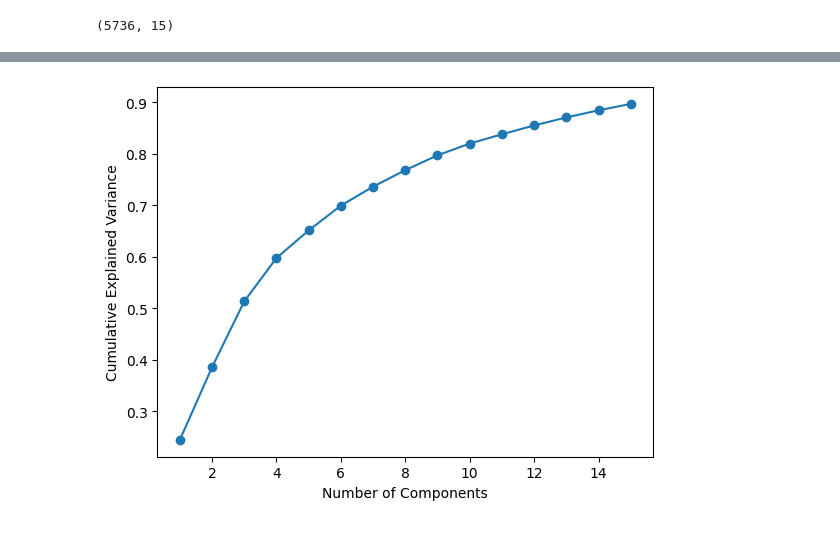
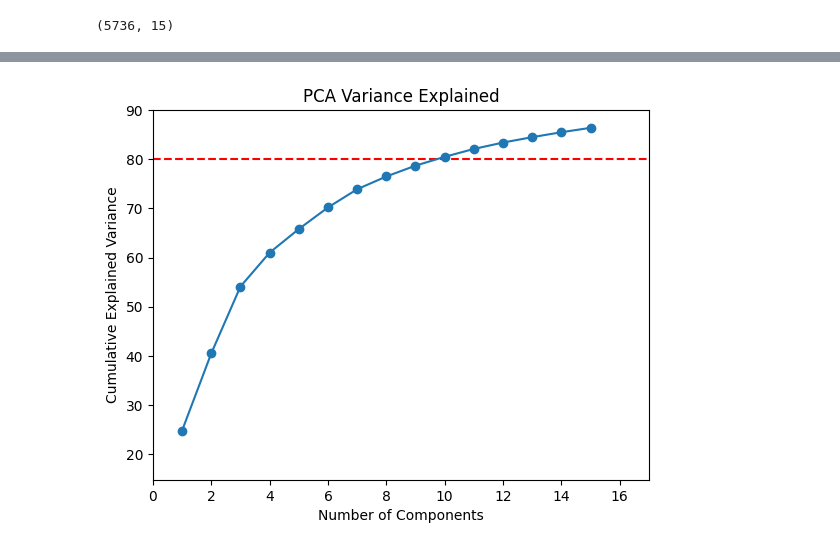
Before and after one commit to Drnjenkins/praxis-2023, a Jupyter notebook: 25-PCA.ipynb, the cells around one changed output, grey strips where cells are left out. Drawn from its saved outputs; the diff is of its cells as text; code cells hidden in the pictures.

```diff
--- a/25-PCA.ipynb
+++ b/25-PCA.ipynb
@@ -177,9 +203,18 @@ Total explained variance: 0.8967
-# %%
-import matplotlib.pyplot as plt
-
-plt.plot(range(1, len(cumulative_variance) + 1), cumulative_variance, marker='o')
-plt.xlabel('Number of Components')
-plt.ylabel('Cumulative Explained Variance')
-plt.show()
-# %% [output]
-[figure, removed]
+# %%
+import numpy as np
+import matplotlib.pyplot as plt
+import mpld3
+
+var = np.cumsum(np.round(pca.explained_variance_ratio_, decimals=3)*100)
+
+plt.xlabel('Number of Components')
+plt.ylabel('Cumulative Explained Variance')
+plt.title('PCA Variance Explained')
+plt.ylim(min(var)-10,90)
+plt.xlim(0,17)
+plt.style.context('seaborn-whitegrid')
+plt.axhline(y=80, color='r', linestyle='--')
+plt.plot(range(1, len(cumulative_variance) + 1), var, marker='o')
+plt.show()
+# %% [output]
+[figure, added]
```
Also changed, not shown: parts of 34 cells of this notebook, 3 other files.
